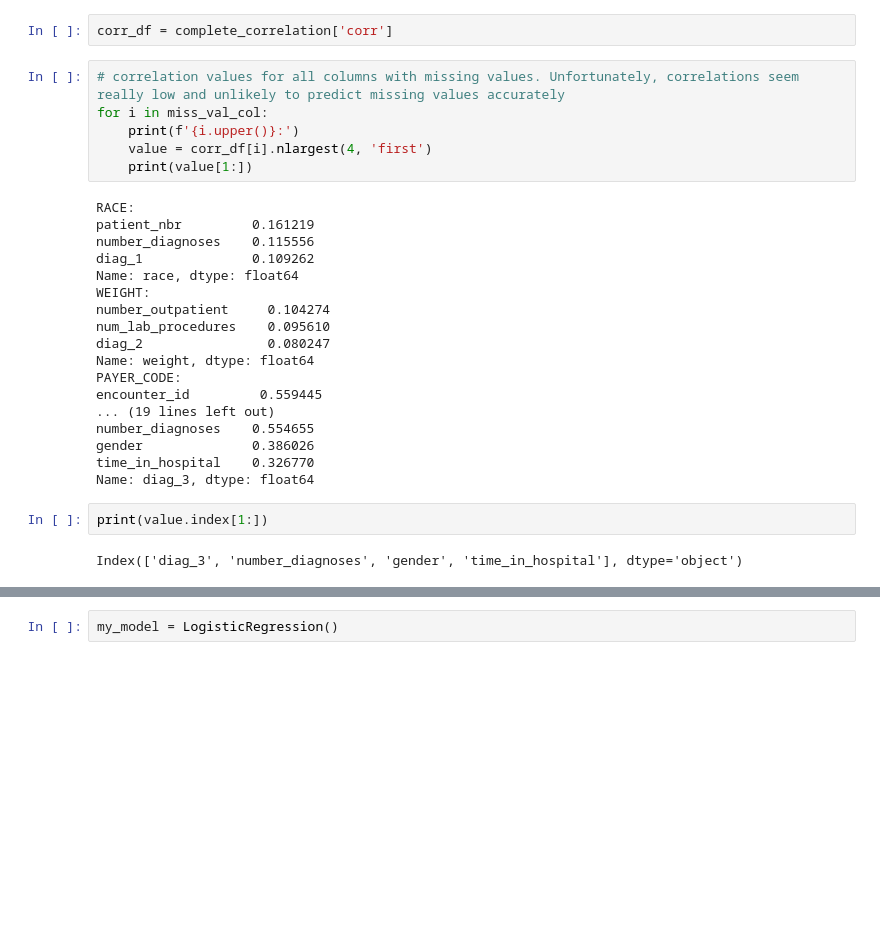
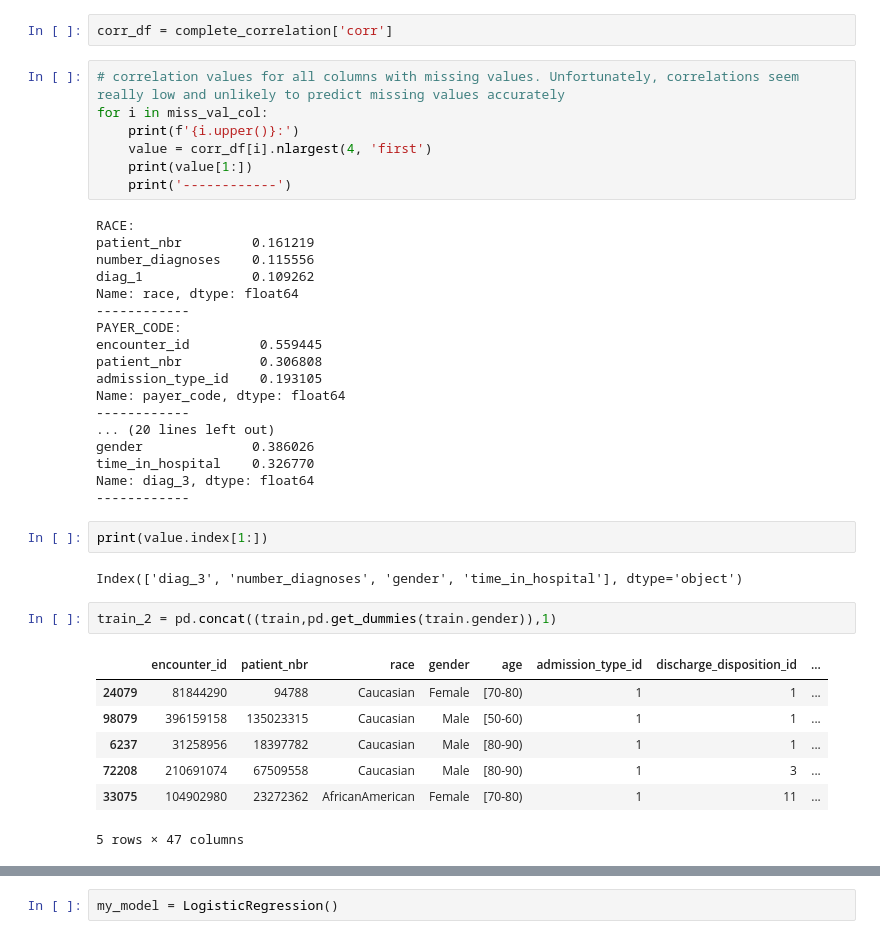
Before and after one commit to ryskgit/QTW_CaseStudy, a Jupyter notebook: Case Study 2/JD_draft.ipynb, the cells around one changed output, grey strips where cells are left out. Cells and saved outputs as stored; diff of their text form; blank space fills up the shorter version.

```diff
--- a/Case Study 2/JD_draft.ipynb
+++ b/Case Study 2/JD_draft.ipynb
@@ -418,25 +326,36 @@ for i in miss_val_col:
     print(f'{i.upper()}:')
     value = corr_df[i].nlargest(4, 'first')
     print(value[1:])
+    print('------------')
 # %% [output]
 RACE:
 patient_nbr         0.161219
 number_diagnoses    0.115556
 diag_1              0.109262
 Name: race, dtype: float64
-WEIGHT:
-number_outpatient     0.104274
-num_lab_procedures    0.095610
-diag_2                0.080247
-Name: weight, dtype: float64
+------------
 PAYER_CODE:
 encounter_id         0.559445
-... (19 lines left out)
-number_diagnoses    0.554655
+patient_nbr          0.306808
+admission_type_id    0.193105
+Name: payer_code, dtype: float64
+------------
+... (20 lines left out)
 gender              0.386026
 time_in_hospital    0.326770
 Name: diag_3, dtype: float64
+------------
 # %%
 print(value.index[1:])
 # %% [output]
 Index(['diag_3', 'number_diagnoses', 'gender', 'time_in_hospital'], dtype='object')
+# %%
+train_2 = pd.concat((train,pd.get_dummies(train.gender)),1)
+# %% [output]
+|  | encounter_id | patient_nbr | race | gender | age | admission_type_id | discharge_disposition_id | ... |
+| 24079 | 81844290 | 94788 | Caucasian | Female | [70-80) | 1 | 1 | ... |
+| 98079 | 396159158 | 135023315 | Caucasian | Male | [50-60) | 1 | 1 | ... |
+| 6237 | 31258956 | 18397782 | Caucasian | Male | [80-90) | 1 | 1 | ... |
+| 72208 | 210691074 | 67509558 | Caucasian | Male | [80-90) | 1 | 3 | ... |
+| 33075 | 104902980 | 23272362 | AfricanAmerican | Female | [70-80) | 1 | 11 | ... |
+5 rows × 47 columns
```
Also changed, not shown: parts of 36 cells of this notebook.
